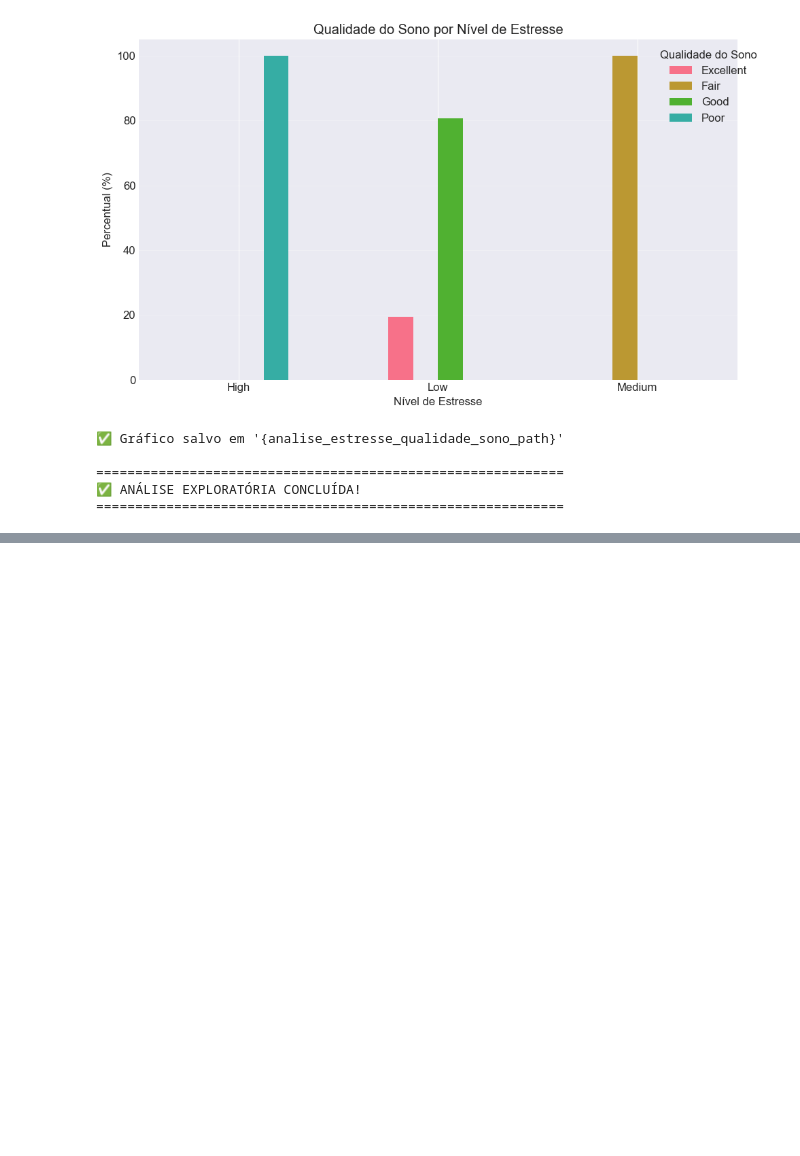
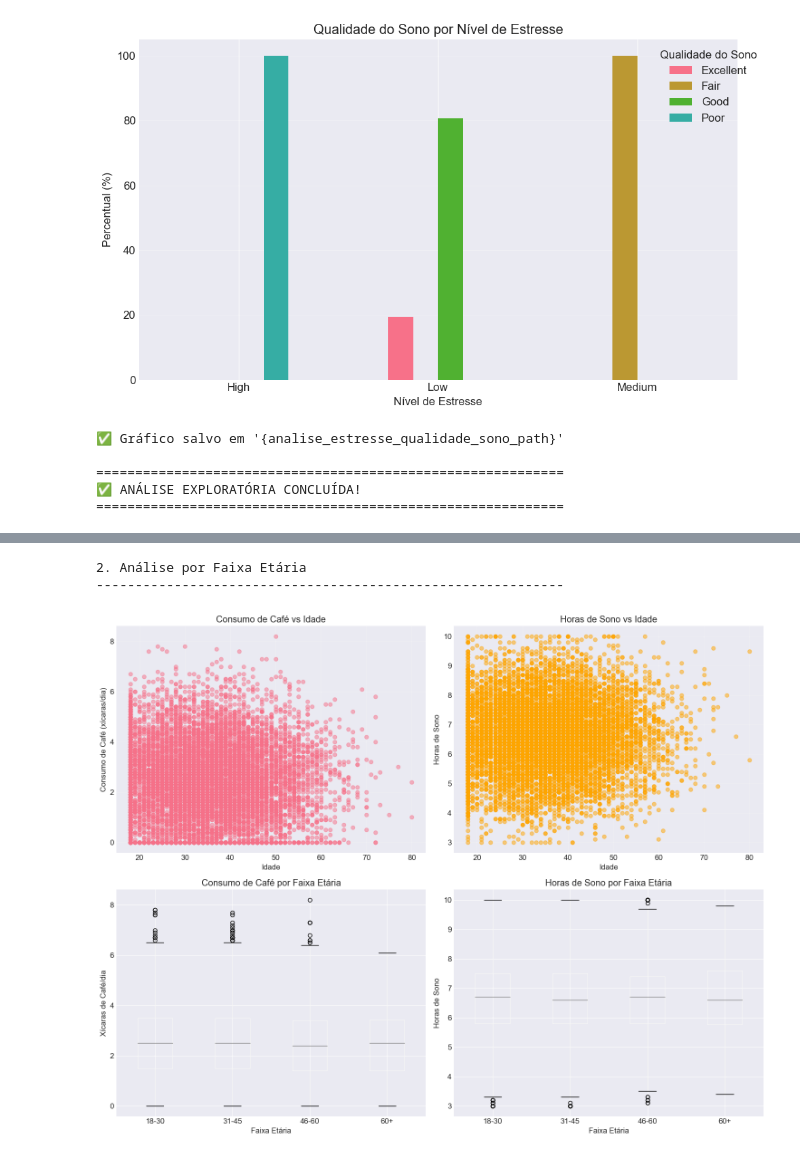
Before and after one commit to abraaopinto/coffee-sleep-analysis, a Jupyter notebook: analise_cafe_sono.ipynb, the cells around one changed output, grey strips where cells are left out. Saved outputs shown, nothing was run; the diff lists cells and outputs as text; code cells hidden in the pictures; blank space fills up the shorter version.

```diff
--- a/analise_cafe_sono.ipynb
+++ b/analise_cafe_sono.ipynb
@@ -403,0 +483,53 @@ ANÁLISES ESPECÍFICAS
+# %%
+
+# 2. ANÁLISE POR FAIXA ETÁRIA
+# ----------------------------
+print("\n\n2. Análise por Faixa Etária")
+print("-" * 60)
+
+# Criar faixas etárias
+df['Age_Group'] = pd.cut(df['Age'],
+                         bins=[0, 30, 45, 60, 100],
+                         labels=['18-30', '31-45', '46-60', '60+'])
+
+fig, axes = plt.subplots(2, 2, figsize=(15, 12))
+
+# Consumo de café por idade
+axes[0, 0].scatter(df['Age'], df['Coffee_Intake'], alpha=0.5)
+axes[0, 0].set_xlabel('Idade')
+axes[0, 0].set_ylabel('Consumo de Café (xícaras/dia)')
+axes[0, 0].set_title('Consumo de Café vs Idade')
+axes[0, 0].grid(True, alpha=0.3)
+
+# Horas de sono por idade
+axes[0, 1].scatter(df['Age'], df['Sleep_Hours'], alpha=0.5, color='orange')
+axes[0, 1].set_xlabel('Idade')
+axes[0, 1].set_ylabel('Horas de Sono')
+axes[0, 1].set_title('Horas de Sono vs Idade')
+axes[0, 1].grid(True, alpha=0.3)
+
+# Boxplot de café por faixa etária
+df.boxplot(column='Coffee_Intake', by='Age_Group', ax=axes[1, 0])
+axes[1, 0].set_title('Consumo de Café por Faixa Etária')
+axes[1, 0].set_xlabel('Faixa Etária')
+axes[1, 0].set_ylabel('Xícaras de Café/dia')
+plt.sca(axes[1, 0])
+plt.xticks(rotation=0)
+
+# Boxplot de sono por faixa etária
+df.boxplot(column='Sleep_Hours', by='Age_Group', ax=axes[1, 1])
+axes[1, 1].set_title('Horas de Sono por Faixa Etária')
+axes[1, 1].set_xlabel('Faixa Etária')
+axes[1, 1].set_ylabel('Horas de Sono')
+plt.sca(axes[1, 1])
+plt.xticks(rotation=0)
+
+plt.suptitle('')
+plt.tight_layout()
+analise_idade_path = os.path.join(FIGURES_PATH, f"analise_idade_{timestamp}.png")
+plt.savefig(analise_idade_path, dpi=300, bbox_inches='tight')
+plt.show()
+# %% [output]
+2. Análise por Faixa Etária
+------------------------------------------------------------
+[figure, added]
```
Also changed, not shown: parts of 28 cells of this notebook.
